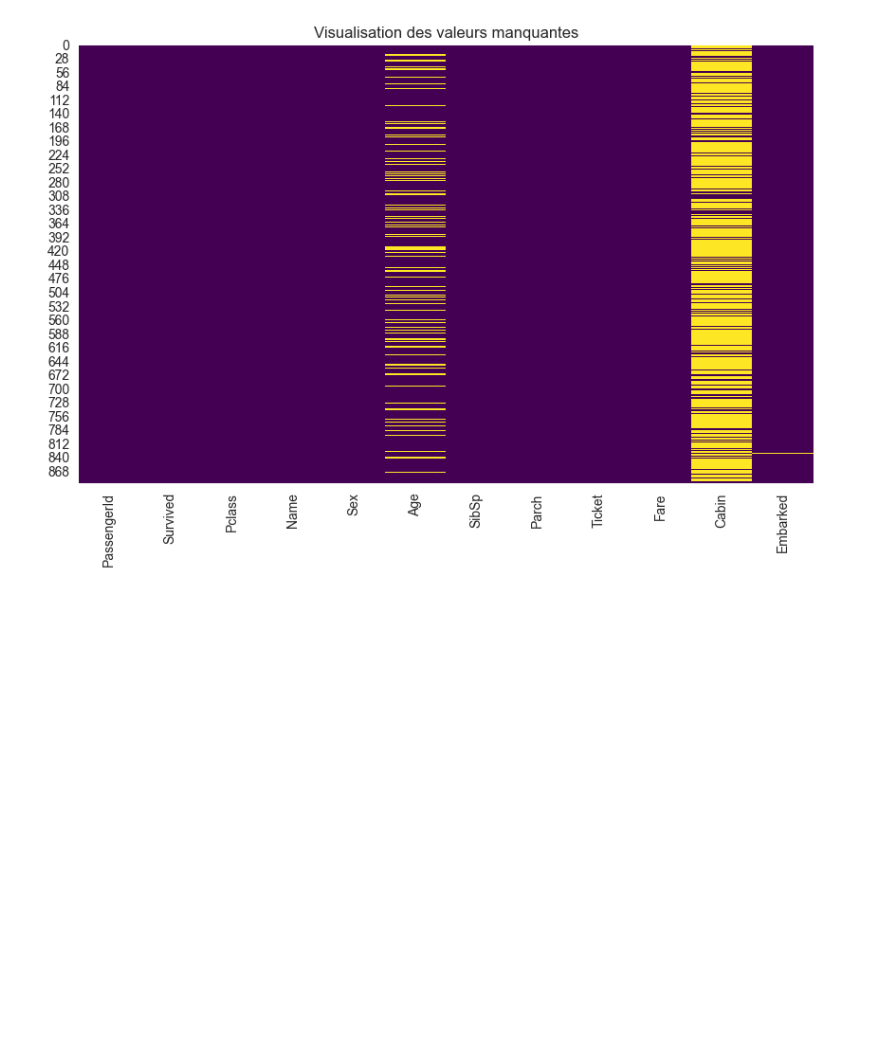
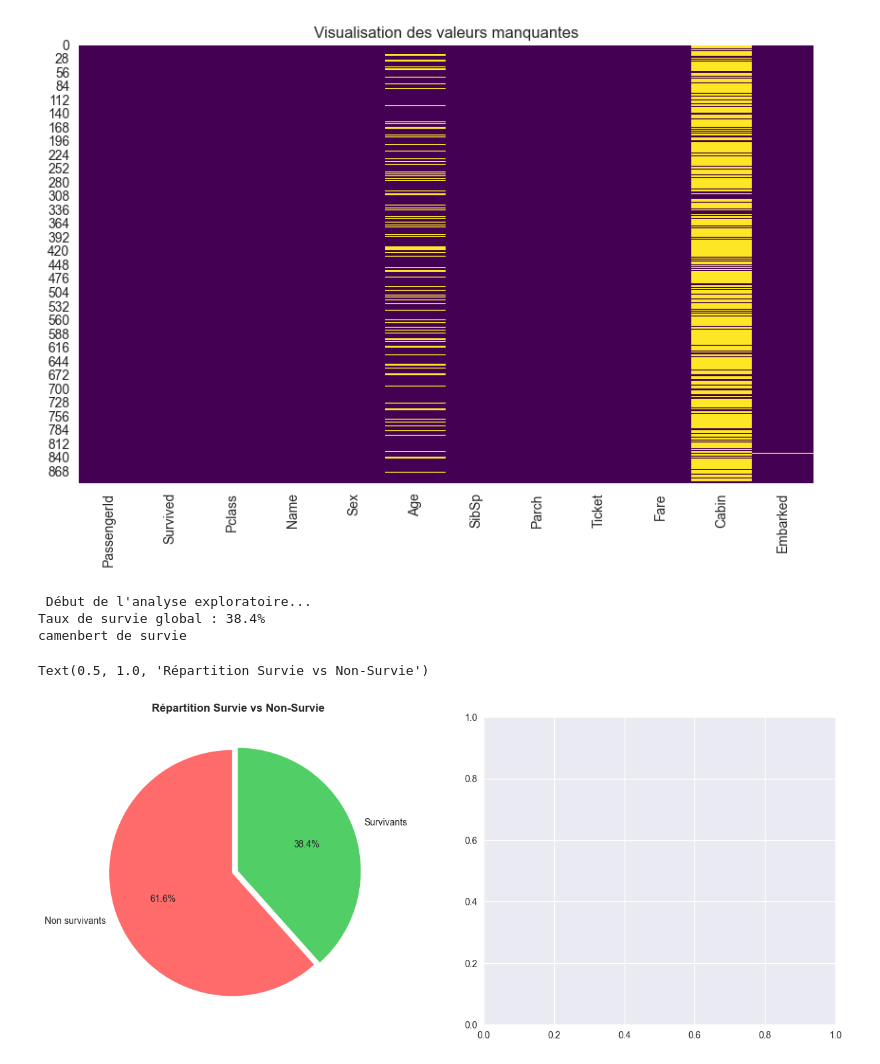
Before and after one commit to ckamhouakomguem/titanic-analysis, a Jupyter notebook: 01_eda_titanic.ipynb, the cells around one changed output. Cells and saved outputs as stored; diff of their text form; code cells hidden in the pictures; blank space fills up the shorter version.

```diff
--- a/01_eda_titanic.ipynb
+++ b/01_eda_titanic.ipynb
@@ -77,3 +77,33 @@ plt.title("Visualisation des valeurs manquantes")
 plt.show()
 # %% [output]
 [figure]
+# %%
+import pandas as pd
+import numpy as np
+import matplotlib.pyplot as plt
+import seaborn as sns
+df = pd.read_csv('train.csv')
+#configuration graphique
+plt.style.use('seaborn-v0_8')
+sns.set_palette("husl")
+plt.rcParams['figure.figsize'] = (12, 6)
+print(" Début de l'analyse exploratoire...")
+# ceci est le taux de survi global
+survival_rate = df['Survived'].mean() * 100
+print(f"Taux de survie global : {survival_rate:.1f}%")
+
+fig, axes = plt.subplots(1, 2, figsize=(15, 6))
+print("camenbert de survie")
+survival_counts = df['Survived'].value_counts()
+labels = ['Non survivants', 'Survivants']
+colors = ['#ff6b6b', '#51cf66']
+
+axes[0].pie(survival_counts.values, labels=labels, autopct='%1.1f%%',
+           startangle=90, colors=colors, explode=(0.05, 0))
+axes[0].set_title('Répartition Survie vs Non-Survie', fontweight='bold')
+# %% [output]
+ Début de l'analyse exploratoire...
+Taux de survie global : 38.4%
+camenbert de survie
+Text(0.5, 1.0, 'Répartition Survie vs Non-Survie')
+[figure, added]
```
